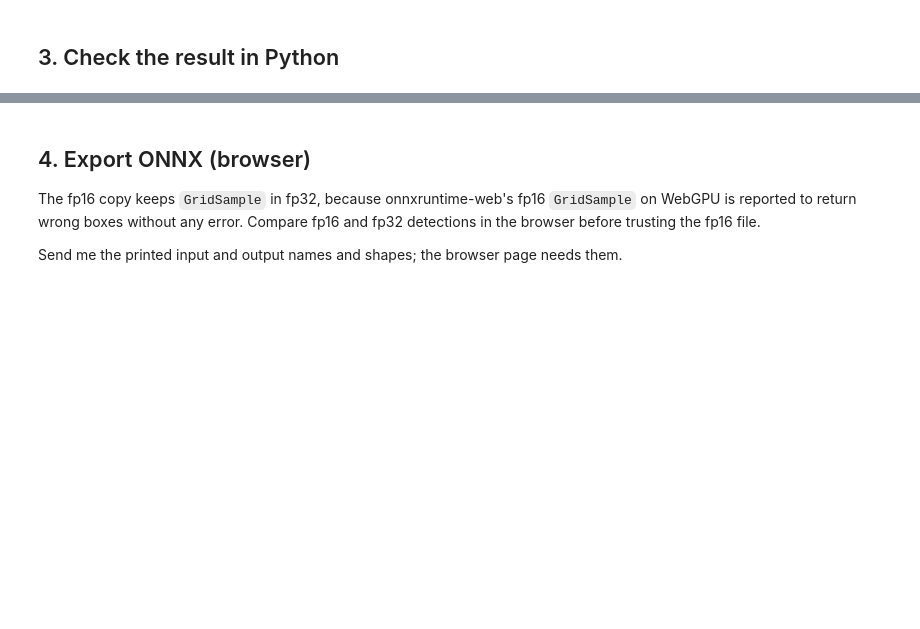
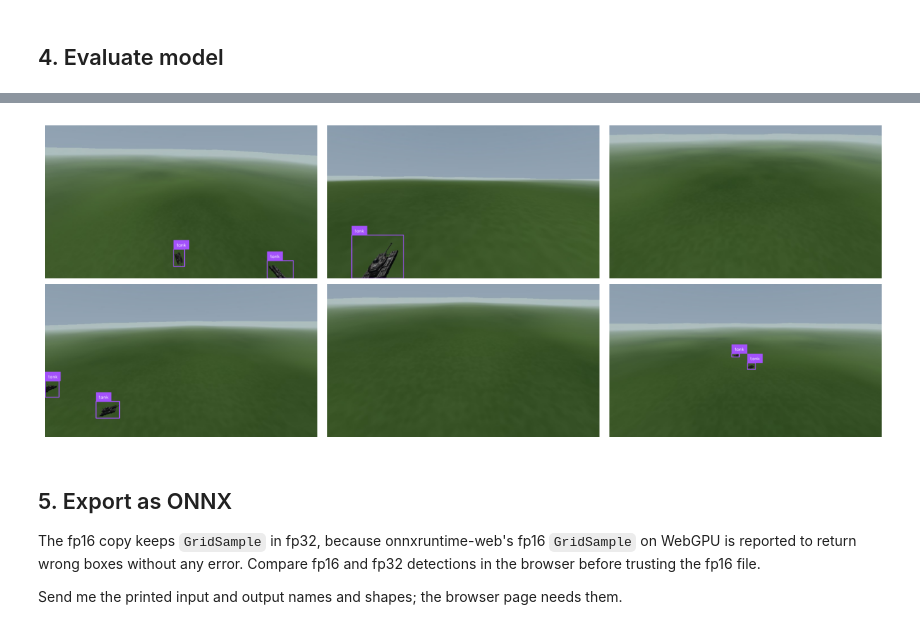
Before and after one commit to muhammad-hassaan-y2/Masiez, a Jupyter notebook: packages/notebooks/train_rfdetr_kaggle.ipynb, the cells around one changed output, grey strips where cells are left out. Cells and saved outputs as stored; diff of their text form; code cells hidden in the pictures; blank space fills up the shorter version.

```diff
--- a/packages/notebooks/train_rfdetr_kaggle.ipynb
+++ b/packages/notebooks/train_rfdetr_kaggle.ipynb
@@ -41,2 +116,2 @@ model.train(dataset_dir=DATASET_DIR, epochs=EPOCHS, batch_size=BATCH, lr=1e-4, o
 # %% [markdown]
-## 3. Check the result in Python
+## 4. Evaluate model
@@ -45,15 +118,26 @@ print(os.listdir(OUT))   # if the best checkpoint has a different name, fix CKPT
 # %%
 import supervision as sv
 from PIL import Image
-from rfdetr import RFDETRNano
+import matplotlib.pyplot as plt
 
-model = RFDETRNano(pretrain_weights=CKPT)
+model = RFDETRFemto(pretrain_weights=CKPT, num_classes=1)
 
-img_path = sorted(glob.glob(f"{DATASET_DIR}/valid/*.[jp][pn]g"))[0]
-image = Image.open(img_path).convert("RGB")
-detections = model.predict(image, threshold=0.5)
+img_paths = sorted(glob.glob(f"{DATASET_DIR}/valid/*.[jp][pn]g"))[:6]
+images = [Image.open(p).convert("RGB") for p in img_paths]
+detections = model.predict(images, threshold=0.5)
 
-labels = [str(n) for n in detections.data["class_name"]]
-annotated = sv.BoxAnnotator().annotate(image.copy(), detections)
-annotated = sv.LabelAnnotator().annotate(annotated, detections, labels)
-annotated
+annotated = [
+    sv.LabelAnnotator().annotate(
+        sv.BoxAnnotator().annotate(image.copy(), det), det,
+        [str(n) for n in det.data["class_name"]])
+    for image, det in zip(images, detections)
+]
+
+cols = 3
+rows = -(-len(annotated) // cols)
+fig, axes = plt.subplots(rows, cols, figsize=(12, 12 / cols * rows * images[0].height / images[0].width), layout="constrained")
+for ax, img in zip(axes.flat, annotated):
+    ax.imshow(img)
+    ax.axis("off")
+plt.show()
+# %% [output]
@@ -60,5 +145,6 @@ annotated
+[figure, added]
 # %% [markdown]
-## 4. Export ONNX (browser)
+## 5. Export as ONNX
 The fp16 copy keeps `GridSample` in fp32, because onnxruntime-web's fp16 `GridSample` on WebGPU is reported to return wrong boxes without any error. Compare fp16 and fp32 detections in the browser before trusting the fp16 file.
 
 Send me the printed input and output names and shapes; the browser page needs them.
```
Also changed, not shown: parts of 19 cells of this notebook.
